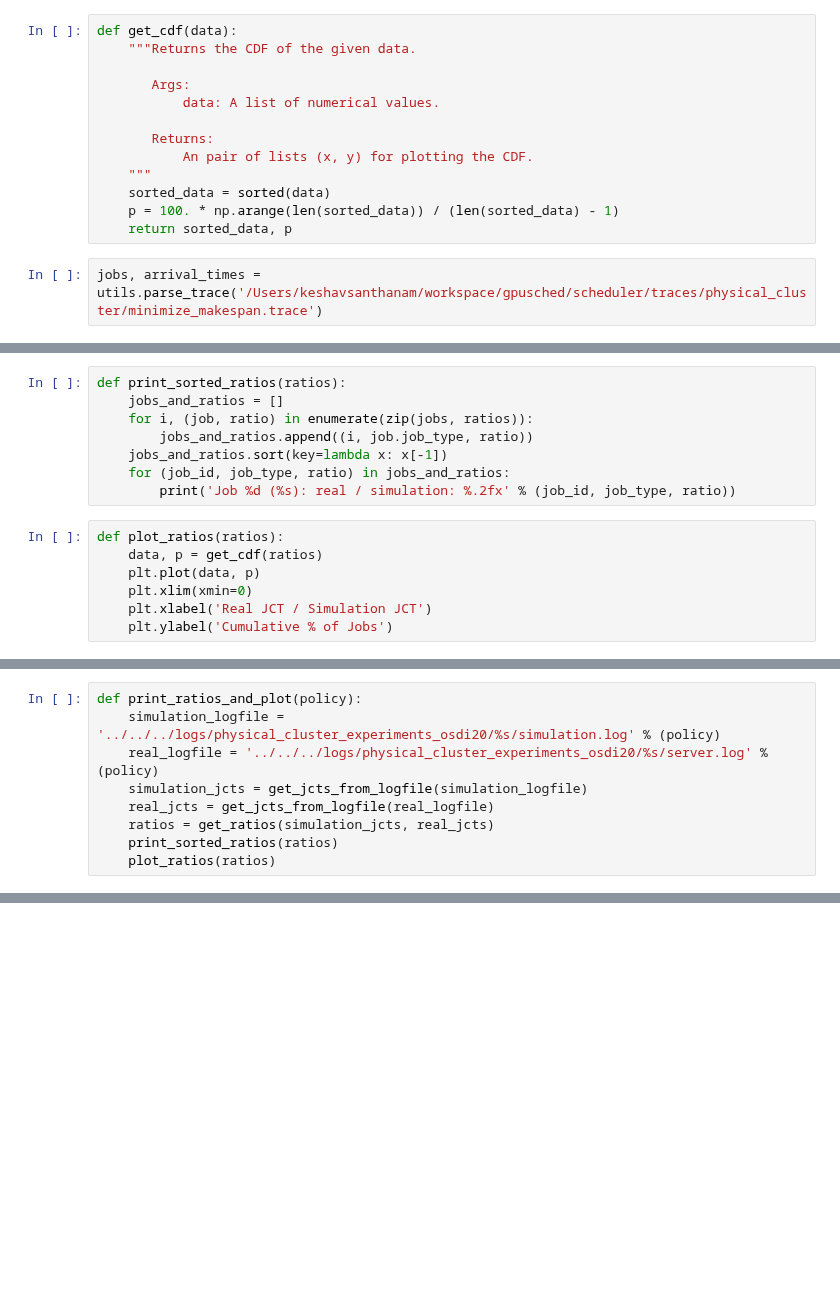
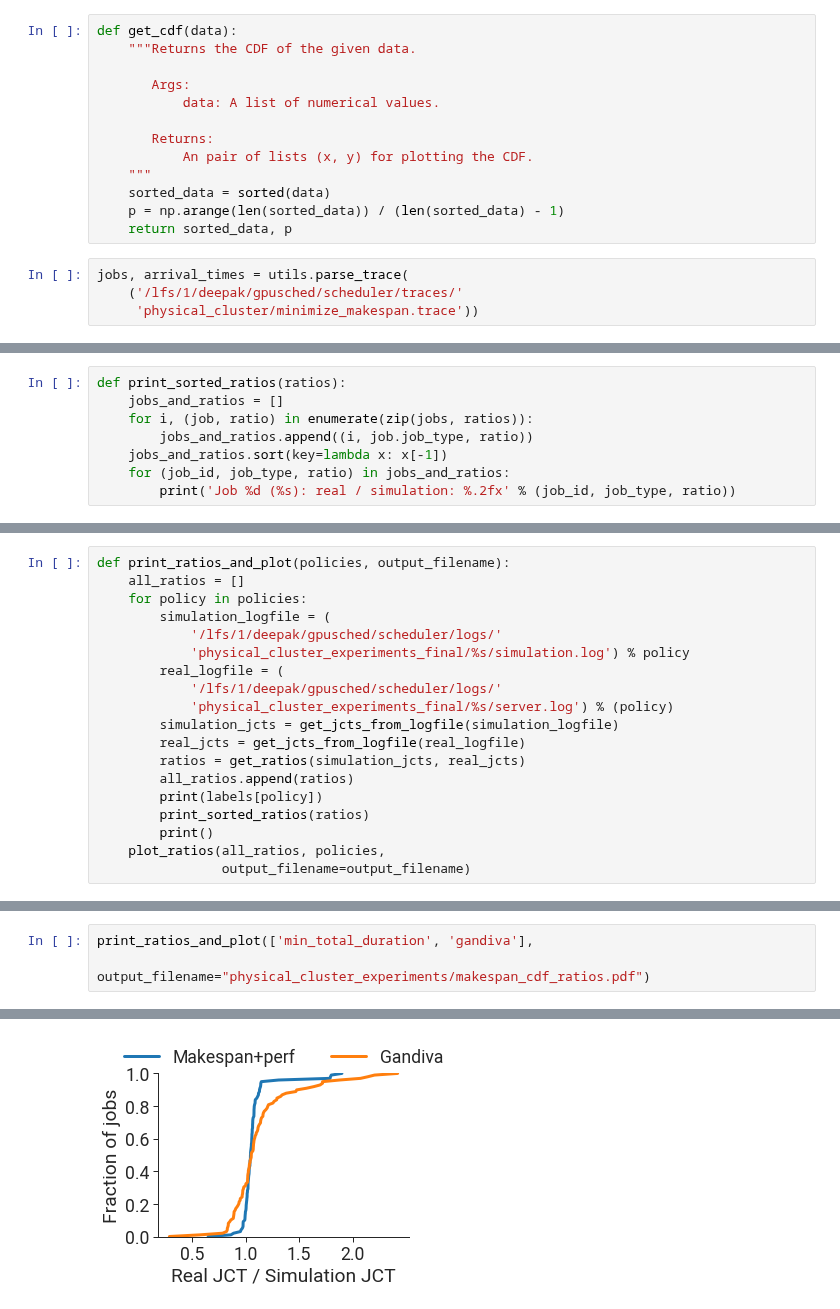
Before and after one commit to stanford-futuredata/gavel, a Jupyter notebook: scheduler/notebooks/figures/evaluation/physical_cluster_experiments.ipynb, the cells around one changed output, grey strips where cells are left out. Saved outputs shown, nothing was run; the diff lists cells and outputs as text; blank space fills up the shorter version.

Commit message:
Physical cluster graph

```diff
--- a/scheduler/notebooks/figures/evaluation/physical_cluster_experiments.ipynb
+++ b/scheduler/notebooks/figures/evaluation/physical_cluster_experiments.ipynb
@@ -63,10 +91,12 @@ def get_cdf(data):
            An pair of lists (x, y) for plotting the CDF.
     """
     sorted_data = sorted(data)
-    p = 100. * np.arange(len(sorted_data)) / (len(sorted_data) - 1)
+    p = np.arange(len(sorted_data)) / (len(sorted_data) - 1)
     return sorted_data, p
 # %%
-jobs, arrival_times = utils.parse_trace('/Users/keshavsanthanam/workspace/gpusched/scheduler/traces/physical_cluster/minimize_makespan.trace')
+jobs, arrival_times = utils.parse_trace(
+    ('/lfs/1/deepak/gpusched/scheduler/traces/'
+     'physical_cluster/minimize_makespan.trace'))
 # %%
 def get_ratios(real_jcts, simulation_jcts):
     ratios = []
@@ -81,10 +111,3 @@ def print_sorted_ratios(ratios):
     jobs_and_ratios.sort(key=lambda x: x[-1])
     for (job_id, job_type, ratio) in jobs_and_ratios:
         print('Job %d (%s): real / simulation: %.2fx' % (job_id, job_type, ratio))
-# %%
-def plot_ratios(ratios):
-    data, p = get_cdf(ratios)
-    plt.plot(data, p)
-    plt.xlim(xmin=0)
-    plt.xlabel('Real JCT / Simulation JCT')
-    plt.ylabel('Cumulative % of Jobs')
@@ -91,9 +137,19 @@ def plot_ratios(ratios):
 # %%
-def print_ratios_and_plot(policy):
-    simulation_logfile = '../../../logs/physical_cluster_experiments_osdi20/%s/simulation.log' % (policy)
-    real_logfile = '../../../logs/physical_cluster_experiments_osdi20/%s/server.log' % (policy)
-    simulation_jcts = get_jcts_from_logfile(simulation_logfile)
-    real_jcts = get_jcts_from_logfile(real_logfile)
-    ratios = get_ratios(simulation_jcts, real_jcts)
-    print_sorted_ratios(ratios)
-    plot_ratios(ratios)
+def print_ratios_and_plot(policies, output_filename):
+    all_ratios = []
+    for policy in policies:
+        simulation_logfile = (
+            '/lfs/1/deepak/gpusched/scheduler/logs/'
+            'physical_cluster_experiments_final/%s/simulation.log') % policy
+        real_logfile = (
+            '/lfs/1/deepak/gpusched/scheduler/logs/'
+            'physical_cluster_experiments_final/%s/server.log') % (policy)
+        simulation_jcts = get_jcts_from_logfile(simulation_logfile)
+        real_jcts = get_jcts_from_logfile(real_logfile)
+        ratios = get_ratios(simulation_jcts, real_jcts)
+        all_ratios.append(ratios)
+        print(labels[policy])
+        print_sorted_ratios(ratios)
+        print()
+    plot_ratios(all_ratios, policies,
+                output_filename=output_filename)
@@ -141,0 +156,4 @@ Job 18 (Recommendation (batch size 8192)): real / simulation: 2.42x
+# %%
+print_ratios_and_plot(['min_total_duration', 'gandiva'],
+                      output_filename="physical_cluster_experiments/makespan_cdf_ratios.pdf")
+# %% [output]
@@ -141,0 +177 @@ Job 18 (Recommendation (batch size 8192)): real / simulation: 2.42x
+[figure, added]
```
Also changed, not shown: parts of 8 cells of this notebook.
